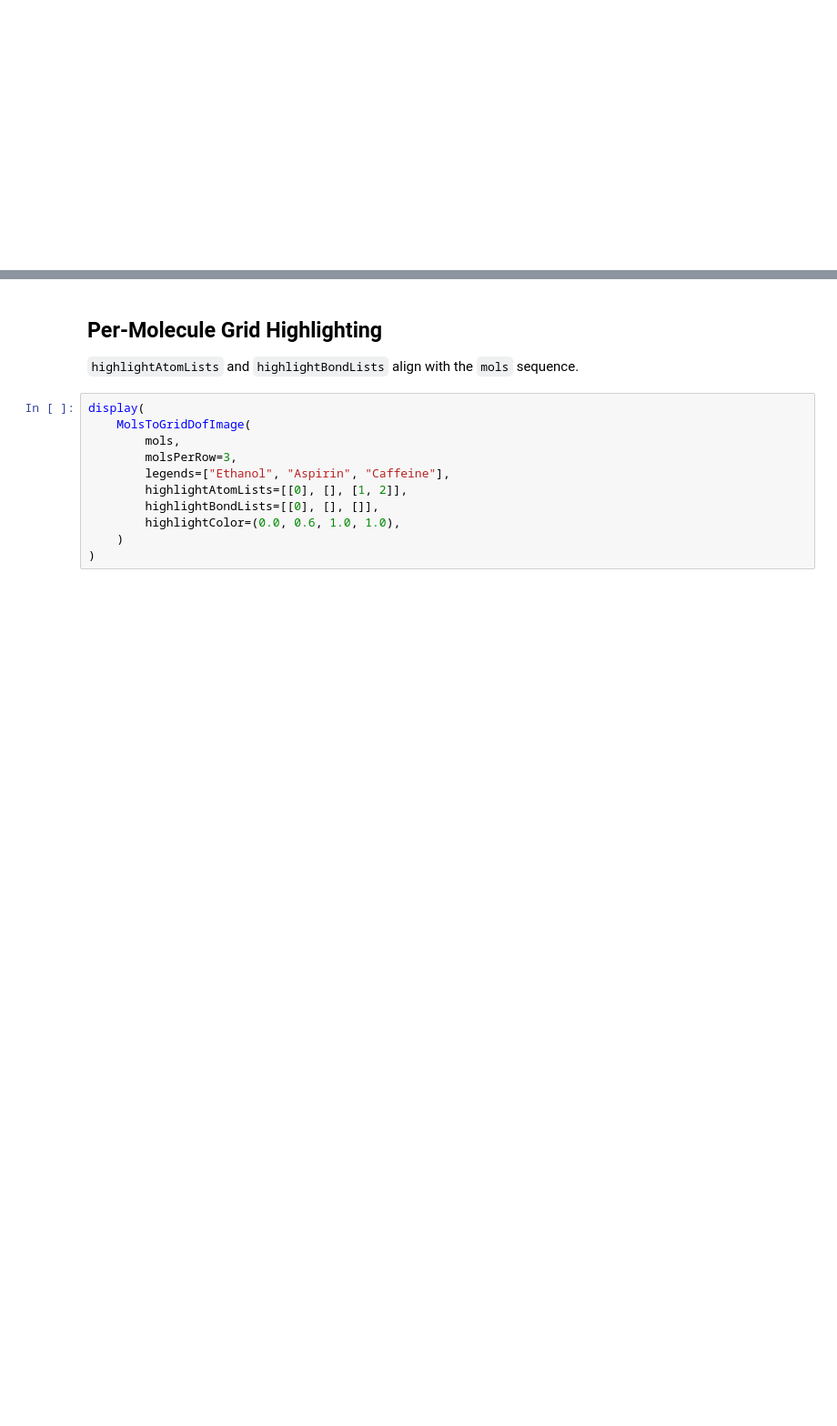
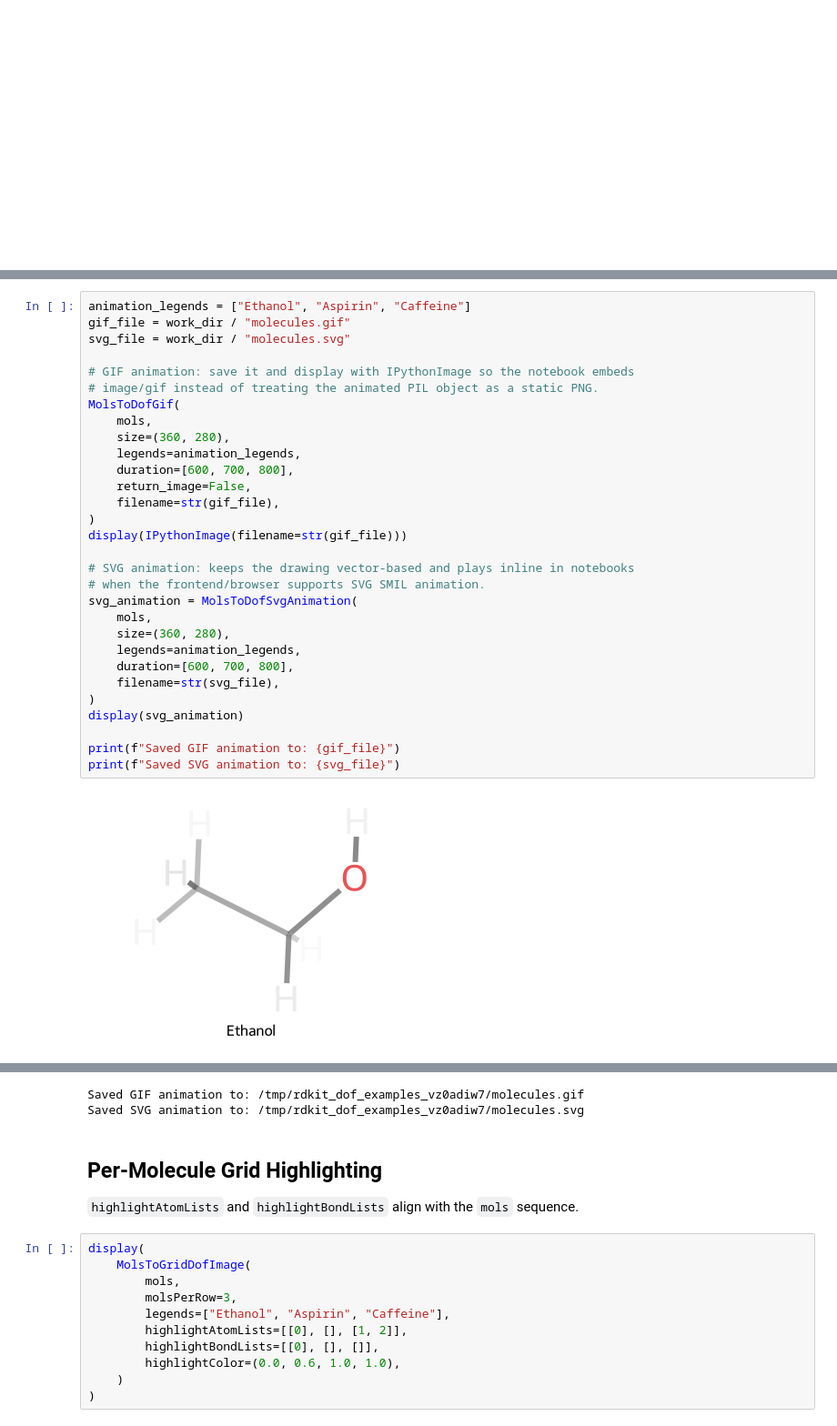
Before and after one commit to gentle1999/rdkit-dof, a Jupyter notebook: examples/rdkit_dof_quickstart.en.ipynb, the cells around one changed output, grey strips where cells are left out. Shown at 91% size. Cells and saved outputs as stored; diff of their text form; blank space fills up the shorter version.

```diff
--- a/examples/rdkit_dof_quickstart.en.ipynb
+++ b/examples/rdkit_dof_quickstart.en.ipynb
@@ -159,0 +173,32 @@ display(MolsToGridDofImage([], use_svg=False, return_image=True))
+# %%
+animation_legends = ["Ethanol", "Aspirin", "Caffeine"]
+gif_file = work_dir / "molecules.gif"
+svg_file = work_dir / "molecules.svg"
+
+# GIF animation: save it and display with IPythonImage so the notebook embeds
+# image/gif instead of treating the animated PIL object as a static PNG.
+MolsToDofGif(
+    mols,
+    size=(360, 280),
+    legends=animation_legends,
+    duration=[600, 700, 800],
+    return_image=False,
+    filename=str(gif_file),
+)
+display(IPythonImage(filename=str(gif_file)))
+
+# SVG animation: keeps the drawing vector-based and plays inline in notebooks
+# when the frontend/browser supports SVG SMIL animation.
+svg_animation = MolsToDofSvgAnimation(
+    mols,
+    size=(360, 280),
+    legends=animation_legends,
+    duration=[600, 700, 800],
+    filename=str(svg_file),
+)
+display(svg_animation)
+
+print(f"Saved GIF animation to: {gif_file}")
+print(f"Saved SVG animation to: {svg_file}")
+# %% [output]
+[figure, added]
@@ -160,3 +206,5 @@ display(MolsToGridDofImage([], use_svg=False, return_image=True))
+Saved GIF animation to: /tmp/rdkit_dof_examples_vz0adiw7/molecules.gif
+Saved SVG animation to: /tmp/rdkit_dof_examples_vz0adiw7/molecules.svg
 # %% [markdown]
 ## Per-Molecule Grid Highlighting
 
```
Also changed, not shown: parts of 6 cells of this notebook, 19 other files.
